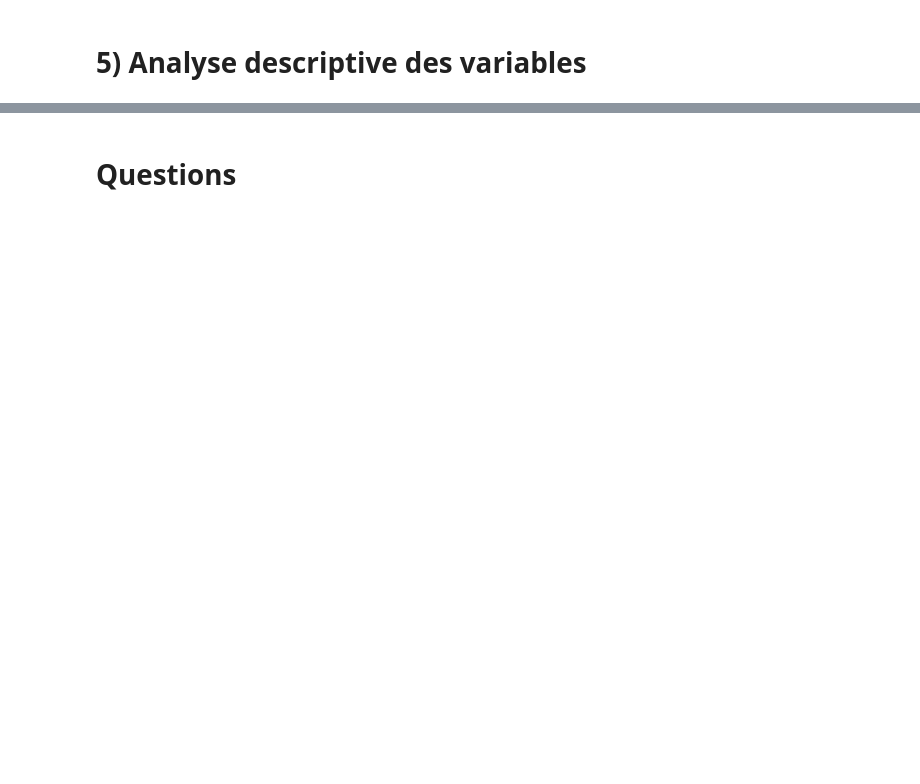
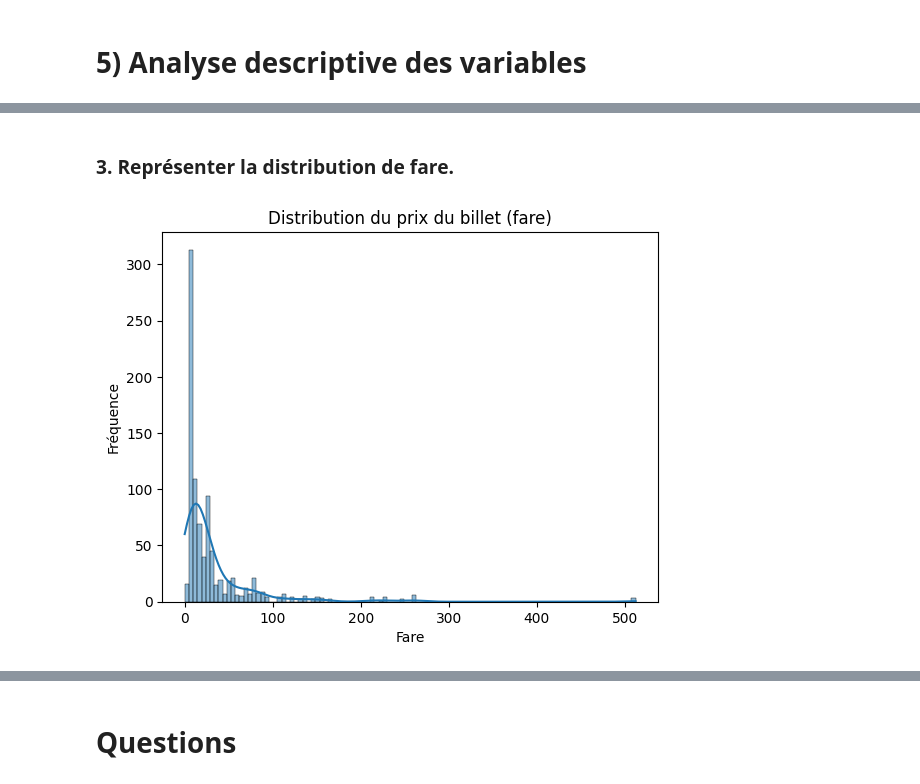
Before and after one commit to SauSauN/Data_Nelly_Academic_Project, a Jupyter notebook: Data_viz_tp2.ipynb, the cells around one changed output, grey strips where cells are left out. Drawn from its saved outputs; the diff is of its cells as text; code cells hidden in the pictures; blank space fills up the shorter version.

```diff
--- a/Data_viz_tp2.ipynb
+++ b/Data_viz_tp2.ipynb
@@ -305,0 +336,11 @@ Variable utile pour les modèles prédictifs : elle synthétise sibsp et parch e
+# %% [markdown]
+### 3. Représenter la distribution de fare.
+# %%
+plt.figure()
+sns.histplot(df['fare'], kde=True)
+plt.title("Distribution du prix du billet (fare)")
+plt.xlabel("Fare")
+plt.ylabel("Fréquence")
+plt.show()
+# %% [output]
+[figure, added]
```
Also changed, not shown: parts of 15 cells of this notebook.
